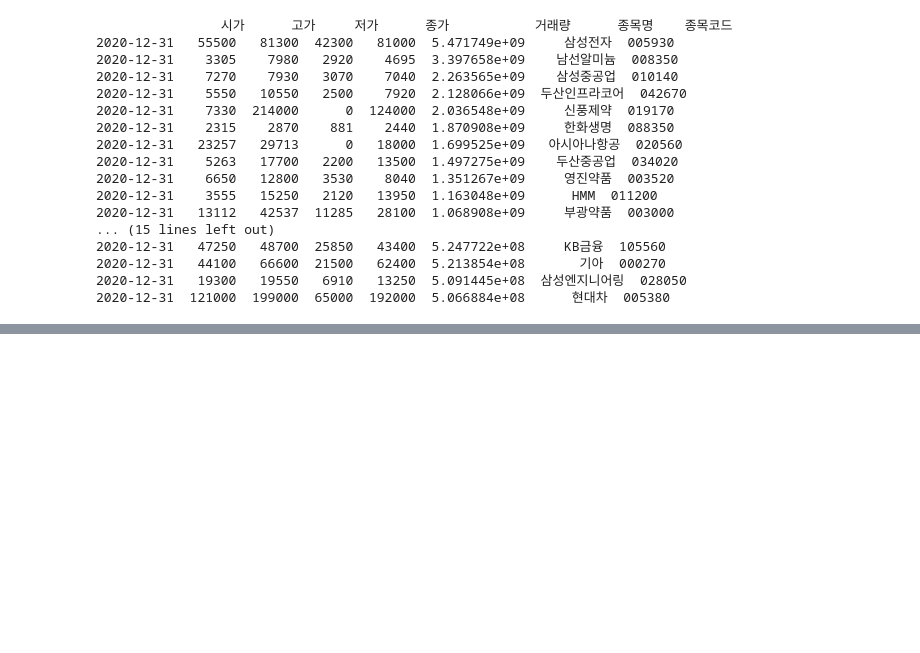
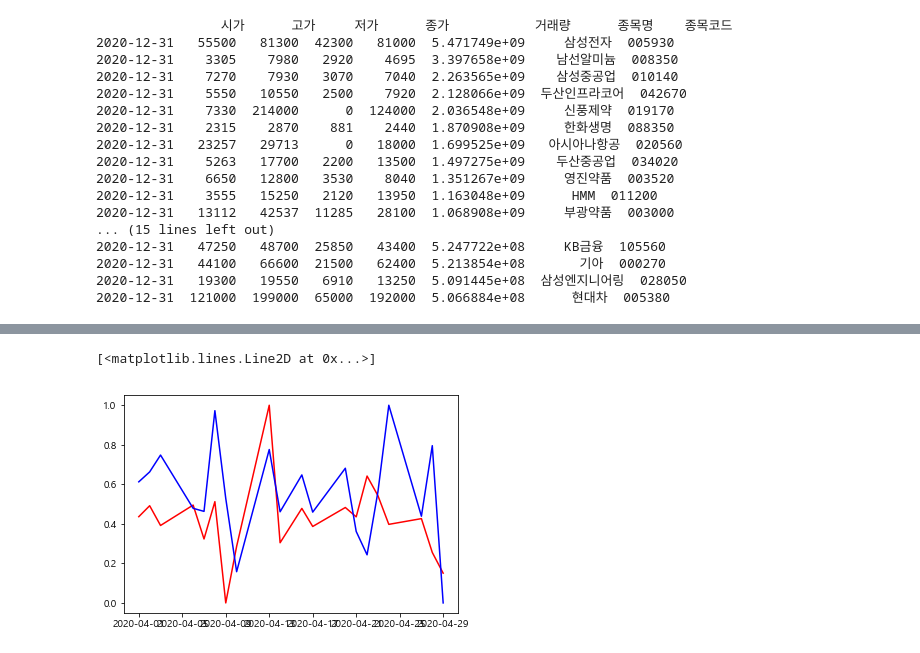
Before and after one commit to JennaEscher/ECO3022-01-Team-Project, a Jupyter notebook: Main.ipynb, the cells around one changed output, grey strips where cells are left out. Cells and saved outputs as stored; diff of their text form; code cells hidden in the pictures; blank space fills up the shorter version.

```diff
--- a/Main.ipynb
+++ b/Main.ipynb
@@ -73,0 +88,19 @@ plt.scatter(a_df['외국인거래량'], a_df['수익률'])
+# %%
+new_df = stock.get_market_trading_volume_by_date("20200401", "20200430", "005930")
+ret_list = []
+tmp_df = stock.get_market_ohlcv_by_date("20200401", "20200430", "005930")
+for i in range(len(new_df)):
+    ret_tmp = (tmp_df.iloc[i, 3] / tmp_df.iloc[i, 0] - 1) * 100
+    ret_list.append(ret_tmp)
+new_df['수익률'] = ret_list
+# %%
+dfPlot1 = new_df[::-1]
+
+for i in range(1,dfPlot1.shape[1]):
+    dfPlot1.iloc[:,i] = (dfPlot1.iloc[:,i]-np.min(dfPlot1.iloc[:,i]))/(np.max(dfPlot1.iloc[:,i])-np.min(dfPlot1.iloc[:,i]))
+
+plt.plot(new_df.index, dfPlot1['외국인합계'], c = 'r', label = '외국인')
+plt.plot(new_df.index, dfPlot1['수익률'], c = 'b', label = '수익률')
+# %% [output]
+[<matplotlib.lines.Line2D at 0x...>]
+[figure, added]
```
Also changed, not shown: parts of 5 cells of this notebook, 1 other file.
